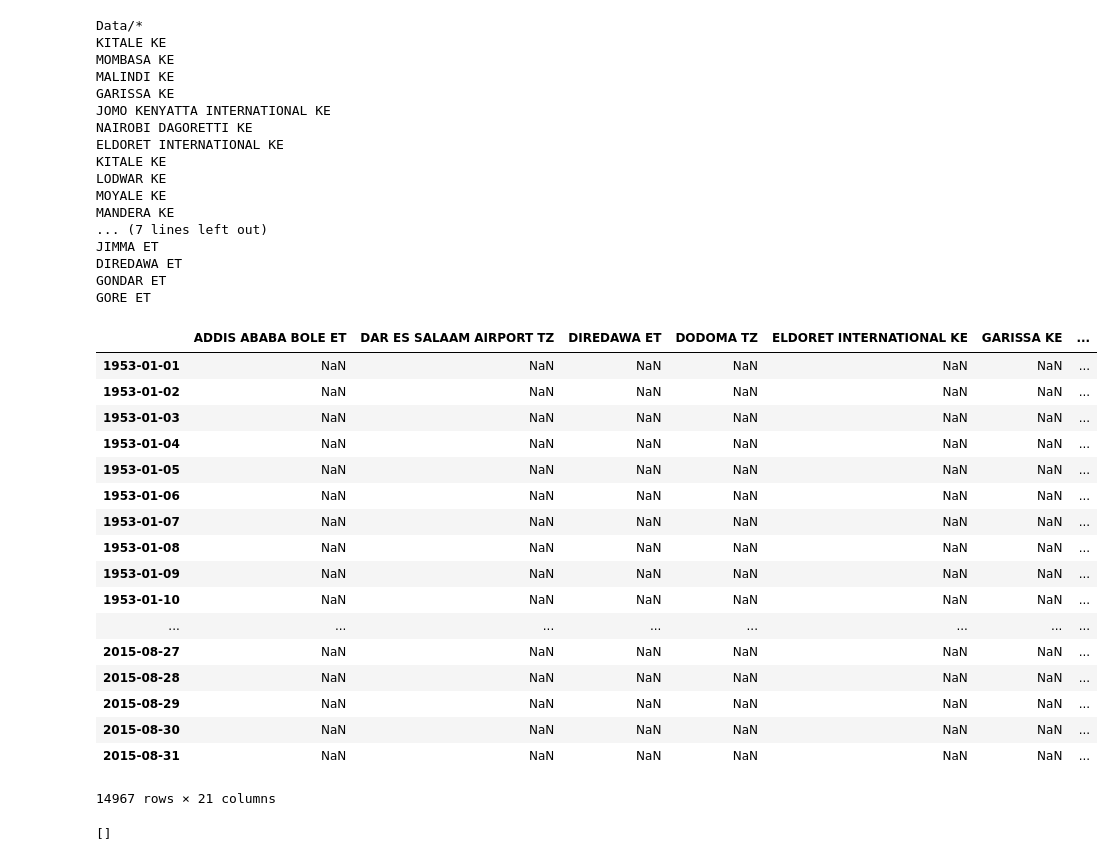
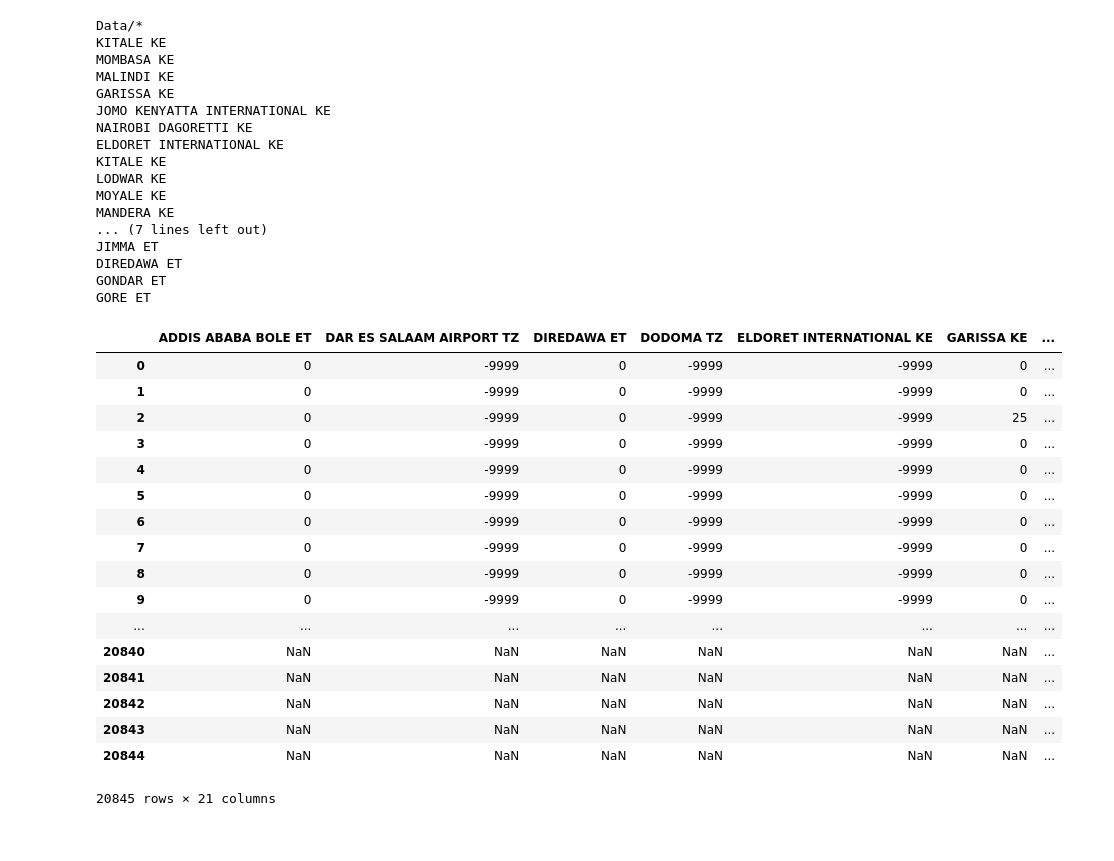
Before and after one commit to elinahkk/Masters, a Jupyter notebook: Elina.ipynb, the cells around one changed output. Drawn from its saved outputs; the diff is of its cells as text; code cells hidden in the pictures.

```diff
--- a/Elina.ipynb
+++ b/Elina.ipynb
@@ -19,54 +19,50 @@ def read_precip(fpath, prcp):
         data_in = pd.read_csv(file)
         print(data_in.STATION_NAME[0])
         prcp[data_in.STATION_NAME[0]] = data_in.PRCP
-        get_date(data_in.DATE[0])
-        dates = [get_date(day) for day in data_in.DATE]
+        #get_date(data_in.DATE[0])
+        #dates = [get_date(day) for day in data_in.DATE]
 
-    return pd.DataFrame(prcp, dates)
+    return pd.DataFrame(prcp) #dates)
 # %%
  #for name in glob.glob('Data/*'):
      #print (name)
 # %%
 prcp={}
-df1 = read_precip(fpath="Data/*", prcp=prcp)
-df1
+df = read_precip(fpath="Data/*", prcp=prcp)
+df
 # %% [output]
 Data/*
 KITALE KE
 MOMBASA KE
 MALINDI KE
 GARISSA KE
 JOMO KENYATTA INTERNATIONAL KE
 NAIROBI DAGORETTI KE
 ELDORET INTERNATIONAL KE
 KITALE KE
 LODWAR KE
 MOYALE KE
 MANDERA KE
 ... (7 lines left out)
 JIMMA ET
 DIREDAWA ET
 GONDAR ET
 GORE ET
 |  | ADDIS ABABA BOLE ET | DAR ES SALAAM AIRPORT TZ | DIREDAWA ET | DODOMA TZ | ELDORET INTERNATIONAL KE | GARISSA KE | ... |
-| 1953-01-01 | NaN | NaN | NaN | NaN | NaN | NaN | ... |
-| 1953-01-02 | NaN | NaN | NaN | NaN | NaN | NaN | ... |
-| 1953-01-03 | NaN | NaN | NaN | NaN | NaN | NaN | ... |
-| 1953-01-04 | NaN | NaN | NaN | NaN | NaN | NaN | ... |
-| 1953-01-05 | NaN | NaN | NaN | NaN | NaN | NaN | ... |
-| 1953-01-06 | NaN | NaN | NaN | NaN | NaN | NaN | ... |
-| 1953-01-07 | NaN | NaN | NaN | NaN | NaN | NaN | ... |
-| 1953-01-08 | NaN | NaN | NaN | NaN | NaN | NaN | ... |
-| 1953-01-09 | NaN | NaN | NaN | NaN | NaN | NaN | ... |
-| 1953-01-10 | NaN | NaN | NaN | NaN | NaN | NaN | ... |
+| 0 | 0 | -9999 | 0 | -9999 | -9999 | 0 | ... |
+| 1 | 0 | -9999 | 0 | -9999 | -9999 | 0 | ... |
+| 2 | 0 | -9999 | 0 | -9999 | -9999 | 25 | ... |
+| 3 | 0 | -9999 | 0 | -9999 | -9999 | 0 | ... |
+| 4 | 0 | -9999 | 0 | -9999 | -9999 | 0 | ... |
+| 5 | 0 | -9999 | 0 | -9999 | -9999 | 0 | ... |
+| 6 | 0 | -9999 | 0 | -9999 | -9999 | 0 | ... |
+| 7 | 0 | -9999 | 0 | -9999 | -9999 | 0 | ... |
+| 8 | 0 | -9999 | 0 | -9999 | -9999 | 0 | ... |
+| 9 | 0 | -9999 | 0 | -9999 | -9999 | 0 | ... |
 | ... | ... | ... | ... | ... | ... | ... | ... |
-| 2015-08-27 | NaN | NaN | NaN | NaN | NaN | NaN | ... |
-| 2015-08-28 | NaN | NaN | NaN | NaN | NaN | NaN | ... |
-| 2015-08-29 | NaN | NaN | NaN | NaN | NaN | NaN | ... |
-| 2015-08-30 | NaN | NaN | NaN | NaN | NaN | NaN | ... |
-| 2015-08-31 | NaN | NaN | NaN | NaN | NaN | NaN | ... |
+| 20840 | NaN | NaN | NaN | NaN | NaN | NaN | ... |
+| 20841 | NaN | NaN | NaN | NaN | NaN | NaN | ... |
+| 20842 | NaN | NaN | NaN | NaN | NaN | NaN | ... |
+| 20843 | NaN | NaN | NaN | NaN | NaN | NaN | ... |
+| 20844 | NaN | NaN | NaN | NaN | NaN | NaN | ... |
-14967 rows × 21 columns
+20845 rows × 21 columns
-# %%
-prcp.keys()
-# %% [output]
-[]
```
Also changed, not shown: parts of 6 cells of this notebook.
